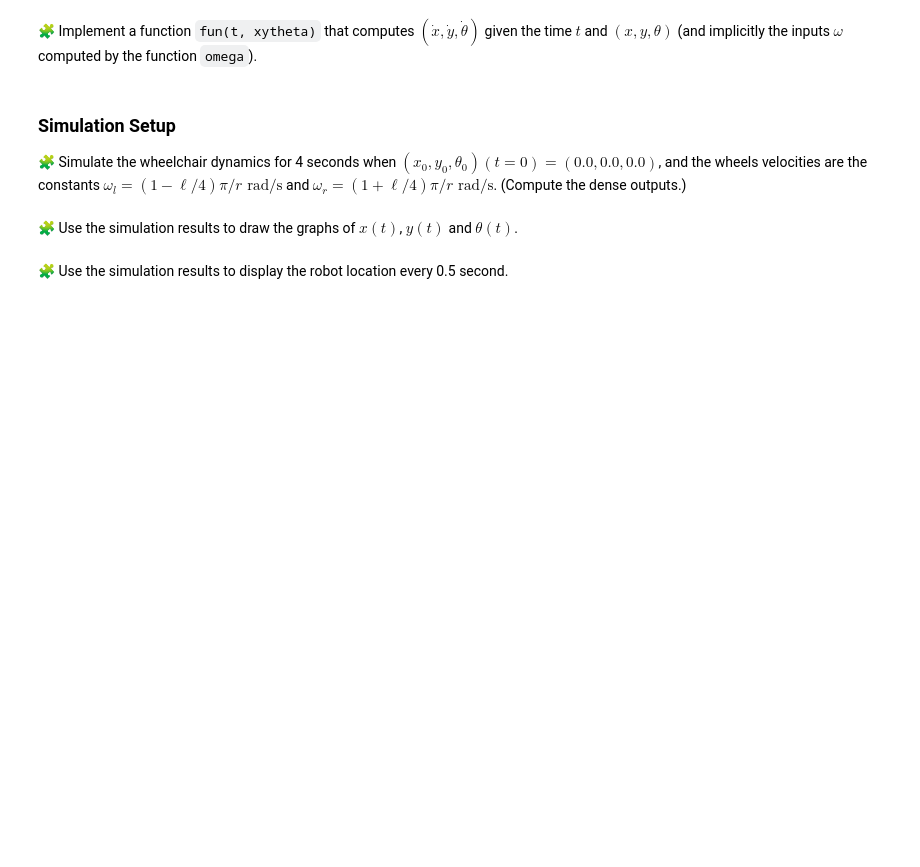
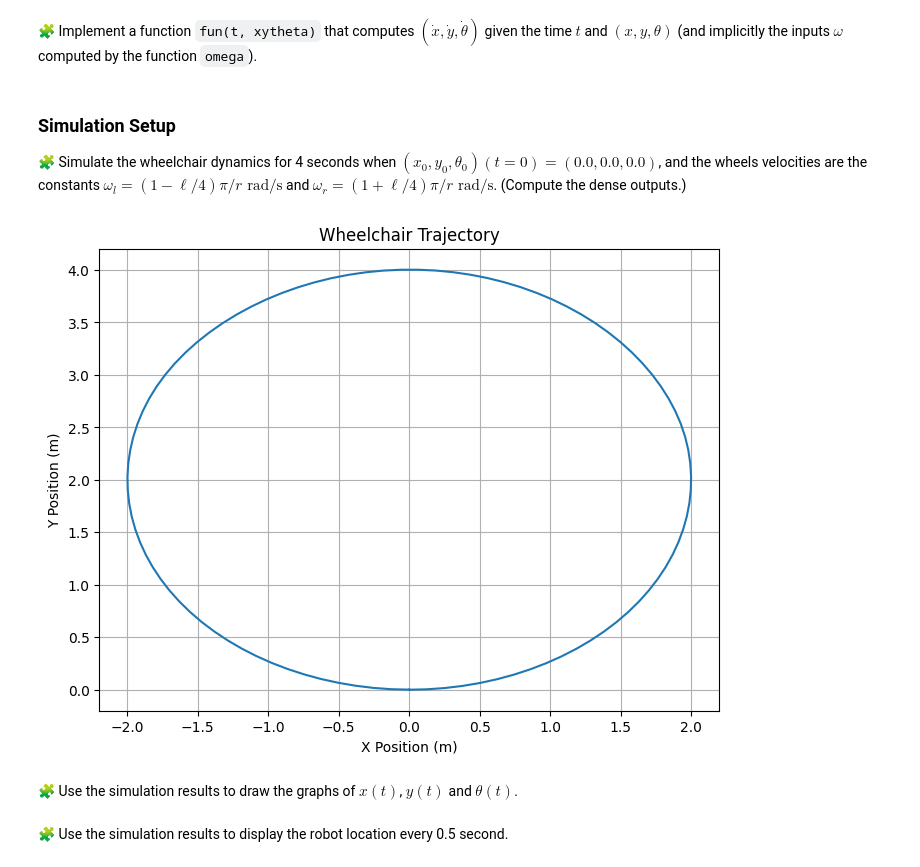
Before and after one commit to Adellah-bellahmama/control-engineering-with-python-project-2023-2024, a Jupyter notebook: Project-part-1.ipynb, the cells around one changed output. Cells and saved outputs as stored; diff of their text form; code cells hidden in the pictures; blank space fills up the shorter version.

```diff
--- a/Project-part-1.ipynb
+++ b/Project-part-1.ipynb
@@ -303,3 +326,63 @@ pass
+# %%
+import numpy as np
+import matplotlib.pyplot as plt
+from scipy.integrate import solve_ivp
+
+# Constants
+r = 12.5/100  # Radius of the wheel (meters)
+l = 50/100  # Distance between the wheels (meters)
+initial_state = [0.0, 0.0, 0.0]  # Initial state [x0, y0, theta0]
+
+# Function to compute omega given t and (x, y, theta)
+def omega(t, xytheta):
+    omega_l = (1 - l/4) * np.pi / r
+    omega_r = (1 + l/4) * np.pi / r
+    return np.array([omega_l, omega_r])
+
+# Function to compute the derivative of the state
+def fun(t, xytheta, omega_func):
+    x, y, theta = xytheta
+
+    # Compute omega using the given function omega
+    omega_l, omega_r = omega_func(t, xytheta)
+
+    # Calculate linear and angular velocities of the wheels
+    v_l = r * omega_l
+    v_r = r * omega_r
+
+    # Calculate average linear velocity of the robot
+    v = (v_r + v_l) / 2.0
+
+    # Calculate angular velocity of the robot
+    omega = (v_r - v_l) / l
+
+    # Calculate rates of change of x, y, and theta
+    x_dot = v * np.cos(theta)
+    y_dot = v * np.sin(theta)
+    theta_dot = omega
+
+    return np.array([x_dot, y_dot, theta_dot])
+
+# Define the time span
+t_span = (0, 4)  # From t=0 to t=4 seconds
+
+# Solve the differential equations numerically
+solution = solve_ivp(lambda t, y: fun(t, y, omega), t_span, initial_state, method='RK45', dense_output=True)
+
+# Compute dense outputs
+t_dense = np.linspace(0, 4, 100)
+states_dense = solution.sol(t_dense)
+
+# Plot the trajectory
+plt.figure(figsize=(8, 6))
+plt.plot(states_dense[0], states_dense[1])
+plt.title("Wheelchair Trajectory")
+plt.xlabel("X Position (m)")
+plt.ylabel("Y Position (m)")
+plt.grid(True)
+plt.show()
+# %% [output]
+[figure, added]
 # %% [markdown]
 🧩 Use the simulation results to draw the graphs of $x(t)$, $y(t)$ and $\theta(t)$.
 # %%
```
Also changed, not shown: parts of 3 cells of this notebook.
